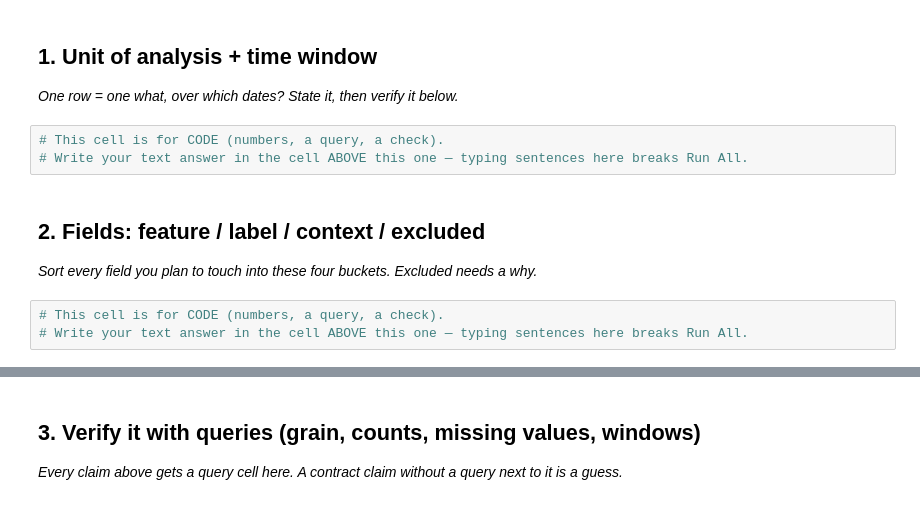
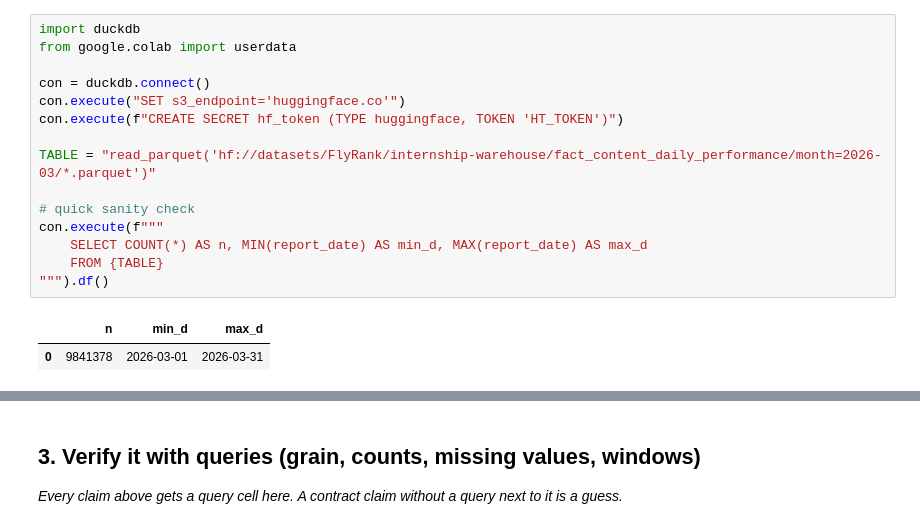
Before and after one commit to arjelmilan/flyrank-ai, a Jupyter notebook: work/notebooks/w03_data_contract.ipynb, the cells around one changed output, grey strips where cells are left out. Saved outputs shown, nothing was run; the diff lists cells and outputs as text.

```diff
--- a/work/notebooks/w03_data_contract.ipynb
+++ b/work/notebooks/w03_data_contract.ipynb
@@ -6,17 +6,21 @@
 This skeleton is yours to fill. Work the sections **in order** — each one has a one-line hint. Simple words, honest numbers.
 
 > Working with an AI assistant? Tell it to read `skills/README.md` first and load the one skill this assignment names on its card.
-# %% [markdown]
-## 1. Unit of analysis + time window
-
-*One row = one what, over which dates? State it, then verify it below.*
-# %%
-# This cell is for CODE (numbers, a query, a check).
-# Write your text answer in the cell ABOVE this one — typing sentences here breaks Run All.
-# %% [markdown]
-## 2. Fields: feature / label / context / excluded
-
-*Sort every field you plan to touch into these four buckets. Excluded needs a why.*
-# %%
-# This cell is for CODE (numbers, a query, a check).
-# Write your text answer in the cell ABOVE this one — typing sentences here breaks Run All.
+# %%
+import duckdb
+from google.colab import userdata
+
+con = duckdb.connect()
+con.execute("SET s3_endpoint='huggingface.co'")
+con.execute(f"CREATE SECRET hf_token (TYPE huggingface, TOKEN 'HT_TOKEN')")
+
+TABLE = "read_parquet('hf://datasets/FlyRank/internship-warehouse/fact_content_daily_performance/month=2026-03/*.parquet')"
+
+# quick sanity check
+con.execute(f"""
+    SELECT COUNT(*) AS n, MIN(report_date) AS min_d, MAX(report_date) AS max_d
+    FROM {TABLE}
+""").df()
+# %% [output]
+|  | n | min_d | max_d |
+| 0 | 9841378 | 2026-03-01 | 2026-03-31 |
```
Also changed, not shown: parts of 11 cells of this notebook.
